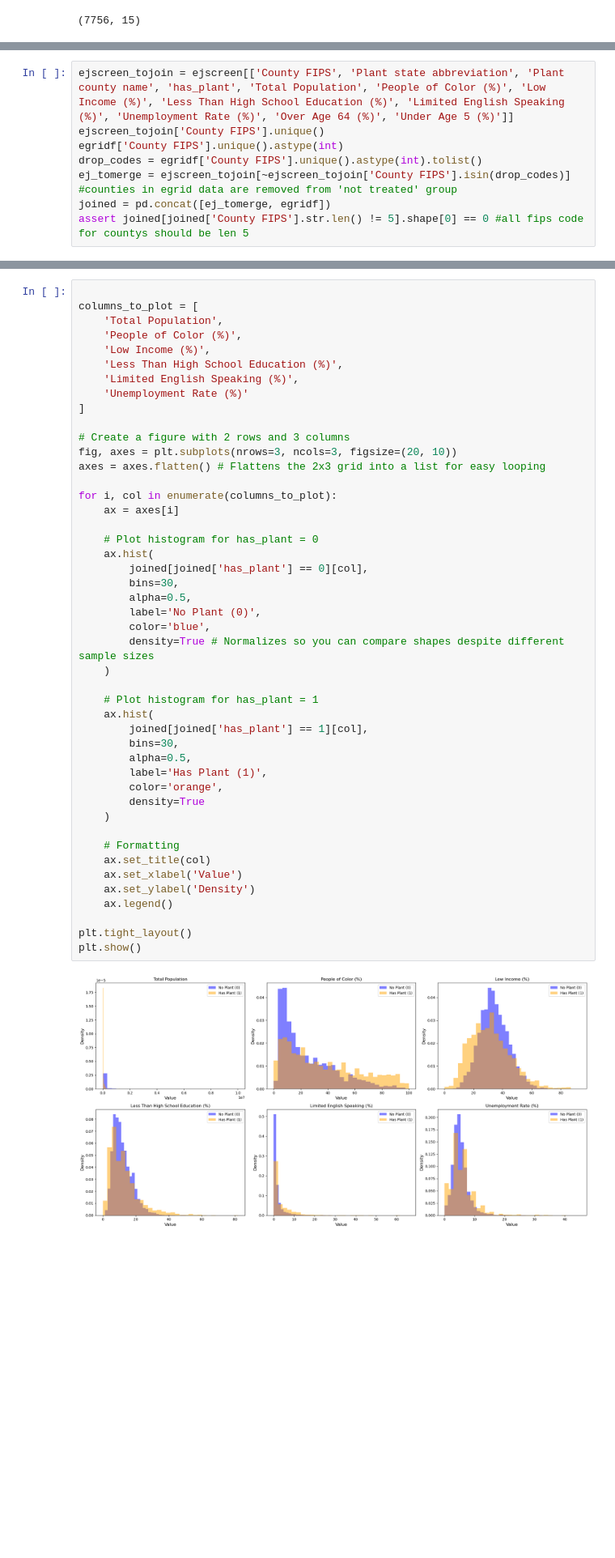
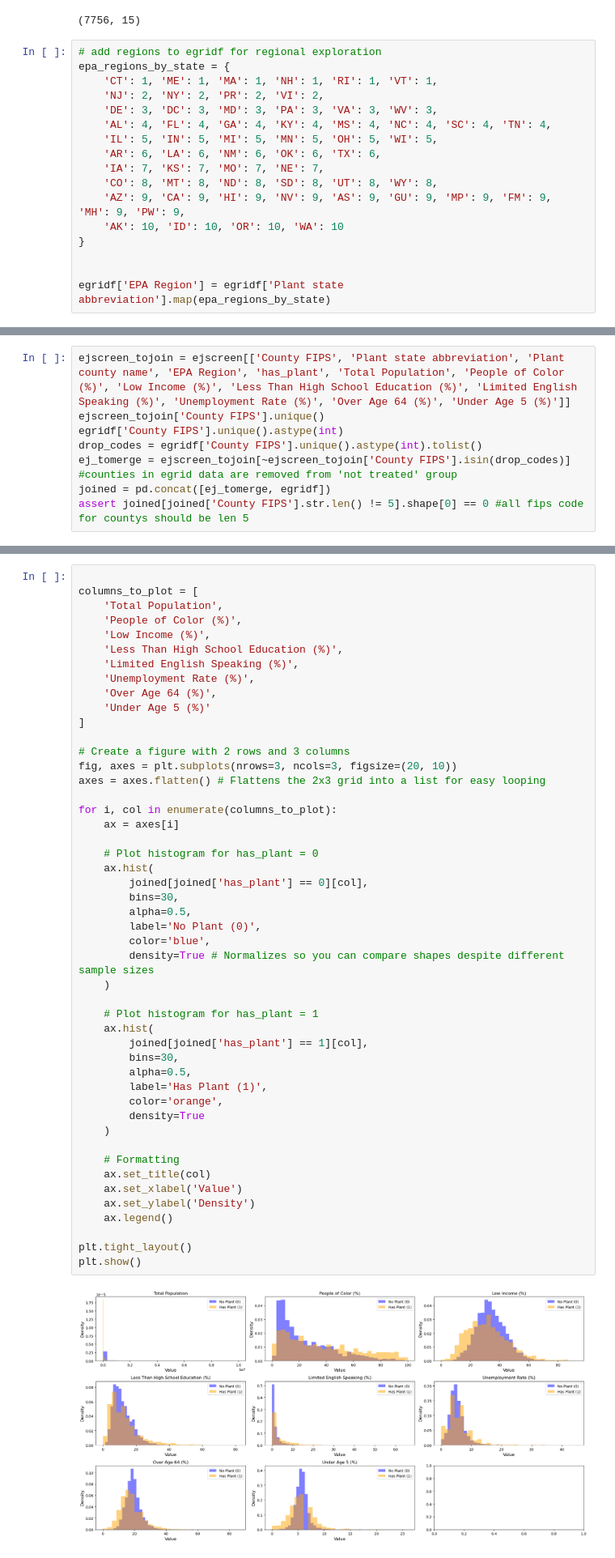
Before and after one commit to reilyfairchild/Data102_Final_Project, a Jupyter notebook: dataset_3_EDA.ipynb, the cells around one changed output, grey strips where cells are left out. Shown at 81% size. Drawn from its saved outputs; the diff is of its cells as text; blank space fills up the shorter version.

Commit message:
Regional EdA

```diff
--- a/dataset_3_EDA.ipynb
+++ b/dataset_3_EDA.ipynb
@@ -129,6 +129,23 @@ Try using .loc[row_indexer,col_indexer] = value instead
 See the caveats in the documentation: https://pandas.pydata.org/pandas-docs/stable/user_guide/indexing.html#returning-a-view-versus-a-copy
   egridf[col] = pd.to_numeric(cleaned, errors='coerce')
 (7756, 15)
+# %%
+# add regions to egridf for regional exploration
+epa_regions_by_state = {
+    'CT': 1, 'ME': 1, 'MA': 1, 'NH': 1, 'RI': 1, 'VT': 1,
+    'NJ': 2, 'NY': 2, 'PR': 2, 'VI': 2,
+    'DE': 3, 'DC': 3, 'MD': 3, 'PA': 3, 'VA': 3, 'WV': 3,
+    'AL': 4, 'FL': 4, 'GA': 4, 'KY': 4, 'MS': 4, 'NC': 4, 'SC': 4, 'TN': 4,
+    'IL': 5, 'IN': 5, 'MI': 5, 'MN': 5, 'OH': 5, 'WI': 5,
+    'AR': 6, 'LA': 6, 'NM': 6, 'OK': 6, 'TX': 6,
+    'IA': 7, 'KS': 7, 'MO': 7, 'NE': 7,
+    'CO': 8, 'MT': 8, 'ND': 8, 'SD': 8, 'UT': 8, 'WY': 8,
+    'AZ': 9, 'CA': 9, 'HI': 9, 'NV': 9, 'AS': 9, 'GU': 9, 'MP': 9, 'FM': 9, 'MH': 9, 'PW': 9,
+    'AK': 10, 'ID': 10, 'OR': 10, 'WA': 10
+}
+
+
+egridf['EPA Region'] = egridf['Plant state abbreviation'].map(epa_regions_by_state)
 # %%
 #egrid_joined.info(verbose=True, show_counts=True)
 egridf.nunique()
@@ -174,5 +192,5 @@ ejscreen
 # %%
-ejscreen_tojoin = ejscreen[['County FIPS', 'Plant state abbreviation', 'Plant county name', 'has_plant', 'Total Population', 'People of Color (%)', 'Low Income (%)', 'Less Than High School Education (%)', 'Limited English Speaking (%)', 'Unemployment Rate (%)', 'Over Age 64 (%)', 'Under Age 5 (%)']]
+ejscreen_tojoin = ejscreen[['County FIPS', 'Plant state abbreviation', 'Plant county name', 'EPA Region', 'has_plant', 'Total Population', 'People of Color (%)', 'Low Income (%)', 'Less Than High School Education (%)', 'Limited English Speaking (%)', 'Unemployment Rate (%)', 'Over Age 64 (%)', 'Under Age 5 (%)']]
 ejscreen_tojoin['County FIPS'].unique()
 egridf['County FIPS'].unique().astype(int)
 drop_codes = egridf['County FIPS'].unique().astype(int).tolist()
@@ -277,7 +302,9 @@ columns_to_plot = [
     'Low Income (%)',
     'Less Than High School Education (%)',
     'Limited English Speaking (%)',
-    'Unemployment Rate (%)'
+    'Unemployment Rate (%)',
+    'Over Age 64 (%)',
+    'Under Age 5 (%)'
 ]
 
 # Create a figure with 2 rows and 3 columns
@@ -289,31 +316,31 @@ for i, col in enumerate(columns_to_plot):
 
     # Plot histogram for has_plant = 0
     ax.hist(
         joined[joined['has_plant'] == 0][col],
         bins=30,
         alpha=0.5,
         label='No Plant (0)',
         color='blue',
         density=True # Normalizes so you can compare shapes despite different sample sizes
     )
 
     # Plot histogram for has_plant = 1
     ax.hist(
         joined[joined['has_plant'] == 1][col],
         bins=30,
         alpha=0.5,
         label='Has Plant (1)',
         color='orange',
         density=True
     )
 
     # Formatting
     ax.set_title(col)
     ax.set_xlabel('Value')
     ax.set_ylabel('Density')
     ax.legend()
 
 plt.tight_layout()
 plt.show()
 # %% [output]
-[figure, old version]
+[figure, new version]
```
Also changed, not shown: parts of 8 cells of this notebook, 2 other files.
